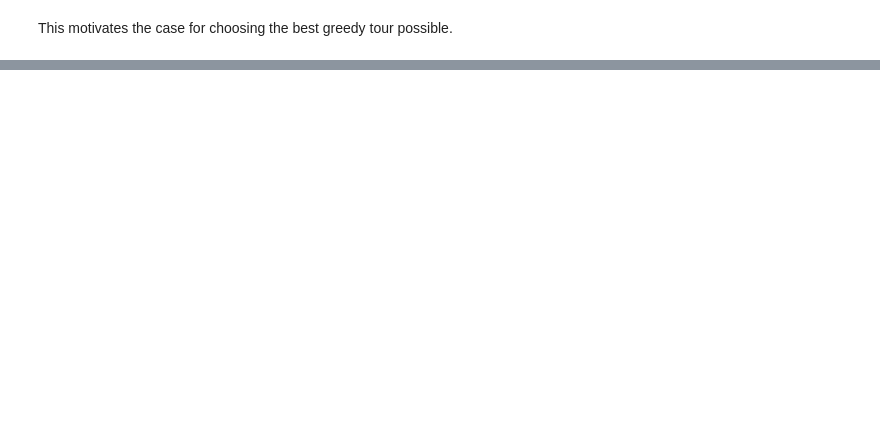
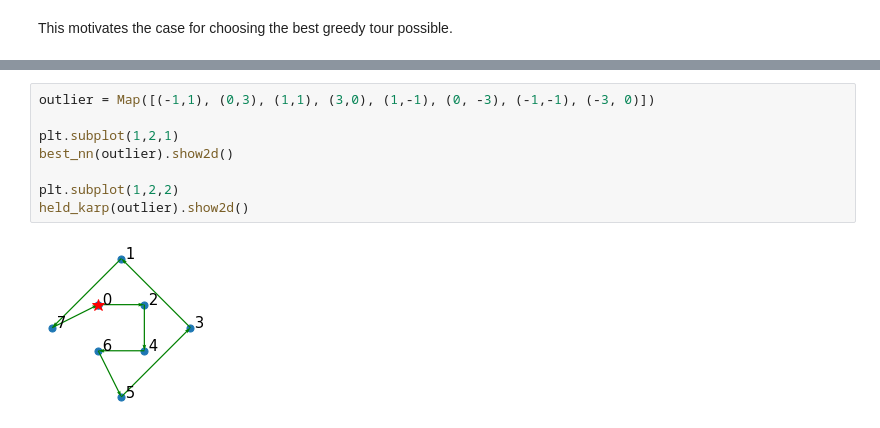
Before and after one commit to Pullabhatla/M2R, a Jupyter notebook: notebooks/neigbour.ipynb, the cells around one changed output, grey strips where cells are left out. Drawn from its saved outputs; the diff is of its cells as text; blank space fills up the shorter version.

```diff
--- a/notebooks/neigbour.ipynb
+++ b/notebooks/neigbour.ipynb
@@ -93,0 +88,10 @@ Time elapsed: 0.002 seconds
+# %%
+outlier = Map([(-1,1), (0,3), (1,1), (3,0), (1,-1), (0, -3), (-1,-1), (-3, 0)])
+
+plt.subplot(1,2,1)
+best_nn(outlier).show2d()
+
+plt.subplot(1,2,2)
+held_karp(outlier).show2d()
+# %% [output]
+[figure, added]
```
Also changed, not shown: parts of 7 cells of this notebook, 1 other file.
